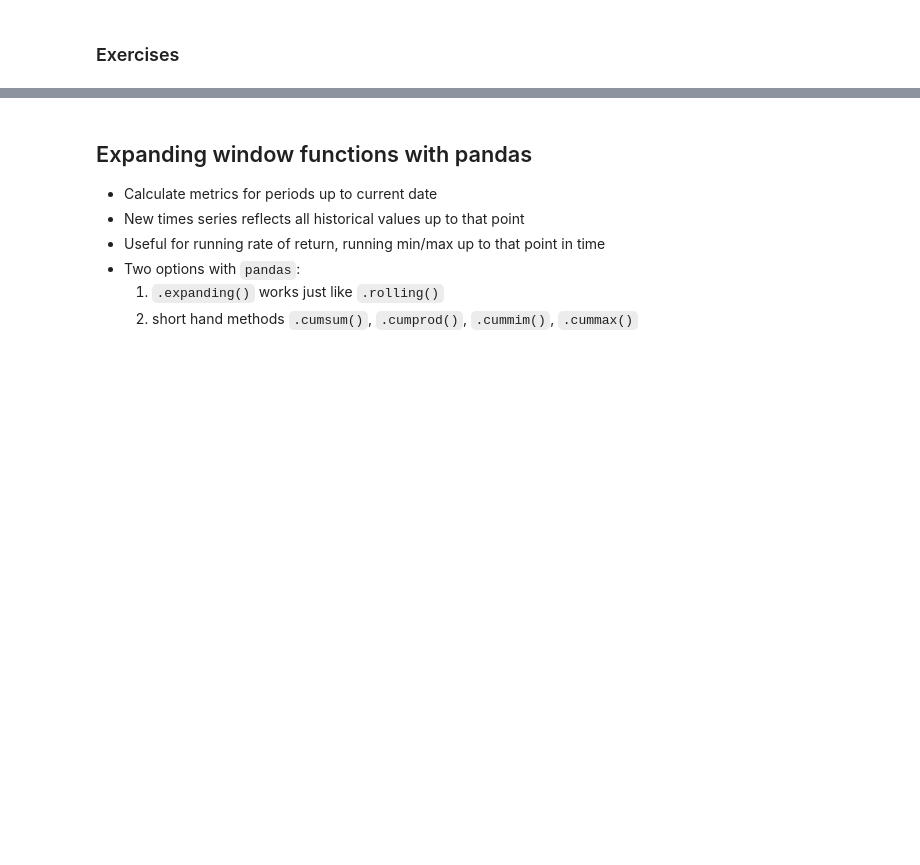
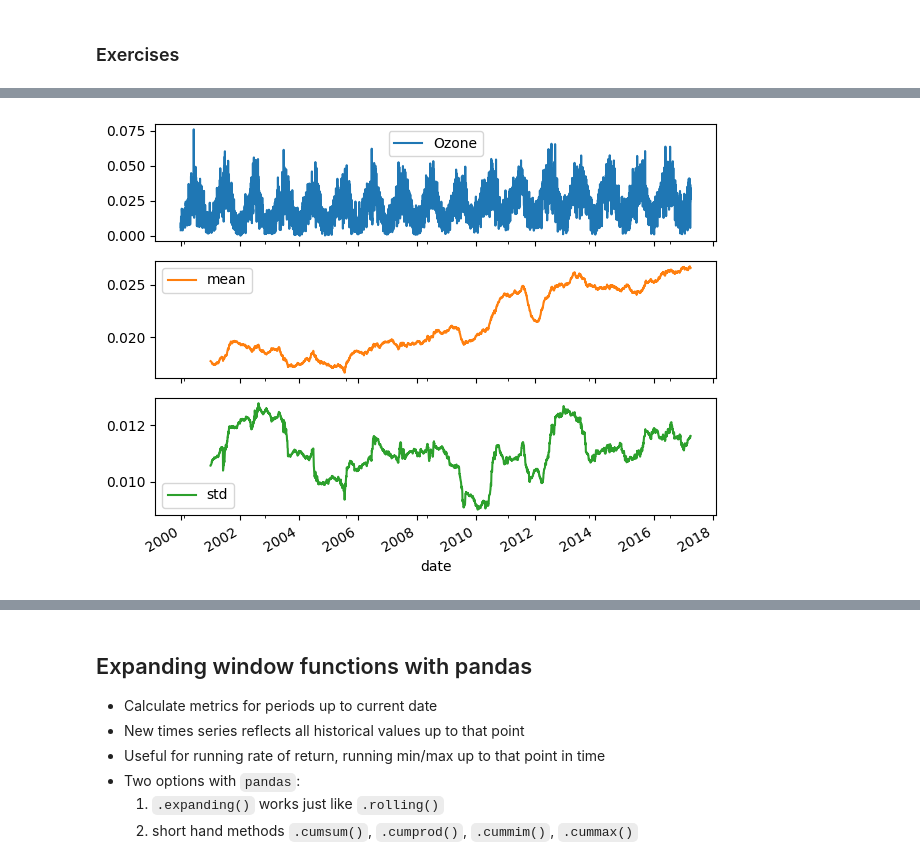
Before and after one commit to PaulToronto/DataCamp_TimeSeries, a Jupyter notebook: 03_Window_Functions_Rolling_and_Expanding_Metrics.ipynb, the cells around one changed output, grey strips where cells are left out. Cells and saved outputs as stored; diff of their text form; code cells hidden in the pictures; blank space fills up the shorter version.

```diff
--- a/03_Window_Functions_Rolling_and_Expanding_Metrics.ipynb
+++ b/03_Window_Functions_Rolling_and_Expanding_Metrics.ipynb
@@ -229,0 +250,5 @@ pd.concat([q10, median, q90], axis=1).plot();
+# %%
+data = pd.read_csv(data_path + 'air_quality_data/ozone_nyc.csv',
+                   parse_dates=['date'],
+                   index_col='date').dropna()
+data.info()
@@ -229,0 +264,3 @@ pd.concat([q10, median, q90], axis=1).plot();
+# %%
+rolling_stats = data['Ozone'].rolling(360).agg(['mean', 'std'])
+rolling_stats
@@ -229,0 +282,3 @@ pd.concat([q10, median, q90], axis=1).plot();
+# %%
+stats = data.join(rolling_stats)
+stats
@@ -229,0 +300,6 @@ pd.concat([q10, median, q90], axis=1).plot();
+# %%
+stats.plot(subplots=True)
+plt.tight_layout()
+plt.show()
+# %% [output]
+[figure, added]
```
Also changed, not shown: parts of 14 cells of this notebook.
